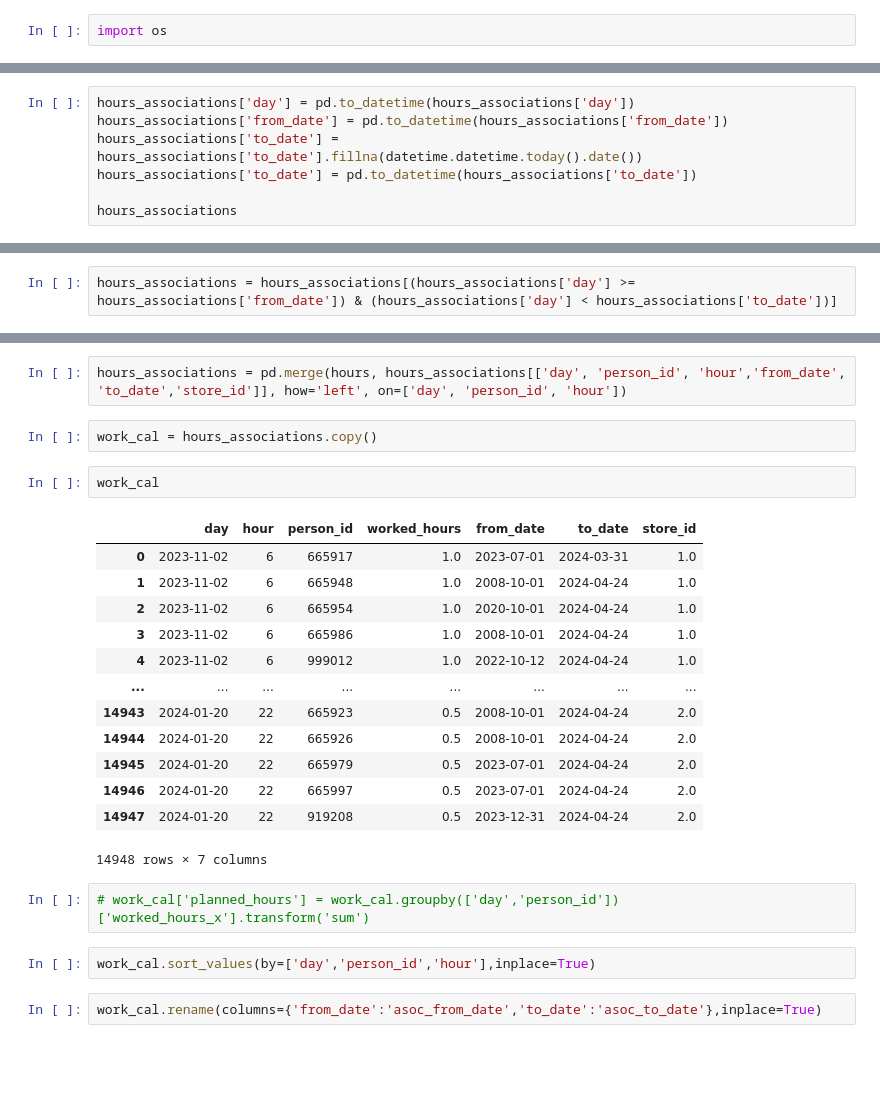
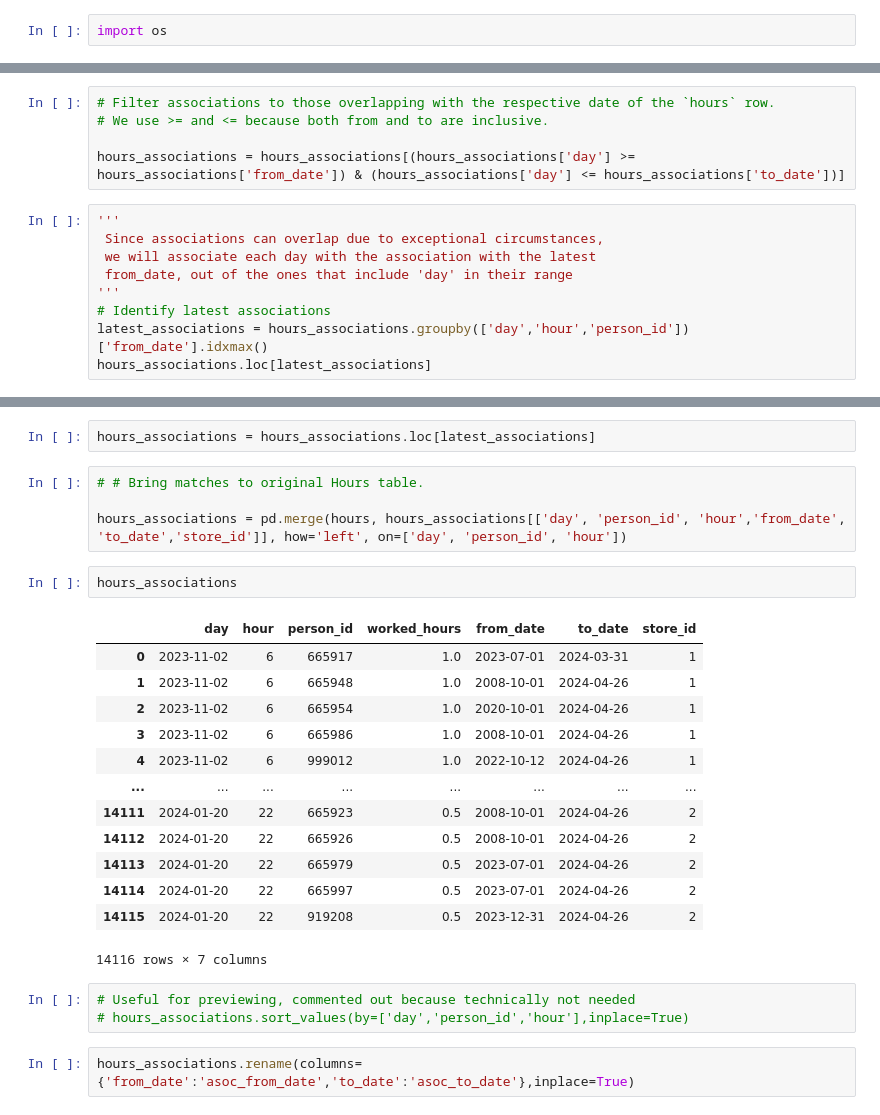
Before and after one commit to GoodGuyPat/orquest-test, a Jupyter notebook: python_jobs/work_calendar.ipynb, the cells around one changed output, grey strips where cells are left out. Cells and saved outputs as stored; diff of their text form; blank space fills up the shorter version.

```diff
--- a/python_jobs/work_calendar.ipynb
+++ b/python_jobs/work_calendar.ipynb
@@ -33,9 +48,2 @@ to_date                 object
 store_id                 int64
 dtype: object
-# %%
-hours_associations['day'] = pd.to_datetime(hours_associations['day'])
-hours_associations['from_date'] = pd.to_datetime(hours_associations['from_date'])
-hours_associations['to_date'] = hours_associations['to_date'].fillna(datetime.datetime.today().date())
-hours_associations['to_date'] = pd.to_datetime(hours_associations['to_date'])
-
-hours_associations
@@ -56,2 +50,14 @@ hours_associations
 # %%
-hours_associations = hours_associations[(hours_associations['day'] >= hours_associations['from_date']) & (hours_associations['day'] < hours_associations['to_date'])]
+# Filter associations to those overlapping with the respective date of the `hours` row.
+# We use >= and <= because both from and to are inclusive.
+
+hours_associations = hours_associations[(hours_associations['day'] >= hours_associations['from_date']) & (hours_associations['day'] <= hours_associations['to_date'])]
+# %%
+'''
+ Since associations can overlap due to exceptional circumstances,
+ we will associate each day with the association with the latest
+ from_date, out of the ones that include 'day' in their range
+'''
+# Identify latest associations
+latest_associations = hours_associations.groupby(['day','hour','person_id'])['from_date'].idxmax()
+hours_associations.loc[latest_associations]
@@ -58,26 +78,27 @@ hours_associations = hours_associations[(hours_associations['day'] >= hours_asso
+# %%
+hours_associations = hours_associations.loc[latest_associations]
 # %%
+# # Bring matches to original Hours table.
+
 hours_associations = pd.merge(hours, hours_associations[['day', 'person_id', 'hour','from_date', 'to_date','store_id']], how='left', on=['day', 'person_id', 'hour'])
-# %%
-work_cal = hours_associations.copy()
 # %%
-work_cal
+hours_associations
 # %% [output]
 |  | day | hour | person_id | worked_hours | from_date | to_date | store_id |
-| 0 | 2023-11-02 | 6 | 665917 | 1.0 | 2023-07-01 | 2024-03-31 | 1.0 |
-| 1 | 2023-11-02 | 6 | 665948 | 1.0 | 2008-10-01 | 2024-04-24 | 1.0 |
-| 2 | 2023-11-02 | 6 | 665954 | 1.0 | 2020-10-01 | 2024-04-24 | 1.0 |
-| 3 | 2023-11-02 | 6 | 665986 | 1.0 | 2008-10-01 | 2024-04-24 | 1.0 |
-| 4 | 2023-11-02 | 6 | 999012 | 1.0 | 2022-10-12 | 2024-04-24 | 1.0 |
+| 0 | 2023-11-02 | 6 | 665917 | 1.0 | 2023-07-01 | 2024-03-31 | 1 |
+| 1 | 2023-11-02 | 6 | 665948 | 1.0 | 2008-10-01 | 2024-04-26 | 1 |
+| 2 | 2023-11-02 | 6 | 665954 | 1.0 | 2020-10-01 | 2024-04-26 | 1 |
+| 3 | 2023-11-02 | 6 | 665986 | 1.0 | 2008-10-01 | 2024-04-26 | 1 |
+| 4 | 2023-11-02 | 6 | 999012 | 1.0 | 2022-10-12 | 2024-04-26 | 1 |
 | ... | ... | ... | ... | ... | ... | ... | ... |
-| 14943 | 2024-01-20 | 22 | 665923 | 0.5 | 2008-10-01 | 2024-04-24 | 2.0 |
-| 14944 | 2024-01-20 | 22 | 665926 | 0.5 | 2008-10-01 | 2024-04-24 | 2.0 |
-| 14945 | 2024-01-20 | 22 | 665979 | 0.5 | 2023-07-01 | 2024-04-24 | 2.0 |
-| 14946 | 2024-01-20 | 22 | 665997 | 0.5 | 2023-07-01 | 2024-04-24 | 2.0 |
-| 14947 | 2024-01-20 | 22 | 919208 | 0.5 | 2023-12-31 | 2024-04-24 | 2.0 |
+| 14111 | 2024-01-20 | 22 | 665923 | 0.5 | 2008-10-01 | 2024-04-26 | 2 |
+| 14112 | 2024-01-20 | 22 | 665926 | 0.5 | 2008-10-01 | 2024-04-26 | 2 |
+| 14113 | 2024-01-20 | 22 | 665979 | 0.5 | 2023-07-01 | 2024-04-26 | 2 |
+| 14114 | 2024-01-20 | 22 | 665997 | 0.5 | 2023-07-01 | 2024-04-26 | 2 |
+| 14115 | 2024-01-20 | 22 | 919208 | 0.5 | 2023-12-31 | 2024-04-26 | 2 |
-14948 rows × 7 columns
+14116 rows × 7 columns
-# %%
-# work_cal['planned_hours'] = work_cal.groupby(['day','person_id'])['worked_hours_x'].transform('sum')
 # %%
-work_cal.sort_values(by=['day','person_id','hour'],inplace=True)
+# Useful for previewing, commented out because technically not needed
+# hours_associations.sort_values(by=['day','person_id','hour'],inplace=True)
 # %%
-work_cal.rename(columns={'from_date':'asoc_from_date','to_date':'asoc_to_date'},inplace=True)
+hours_associations.rename(columns={'from_date':'asoc_from_date','to_date':'asoc_to_date'},inplace=True)
```
Also changed, not shown: parts of 26 cells of this notebook, 3 other files.
